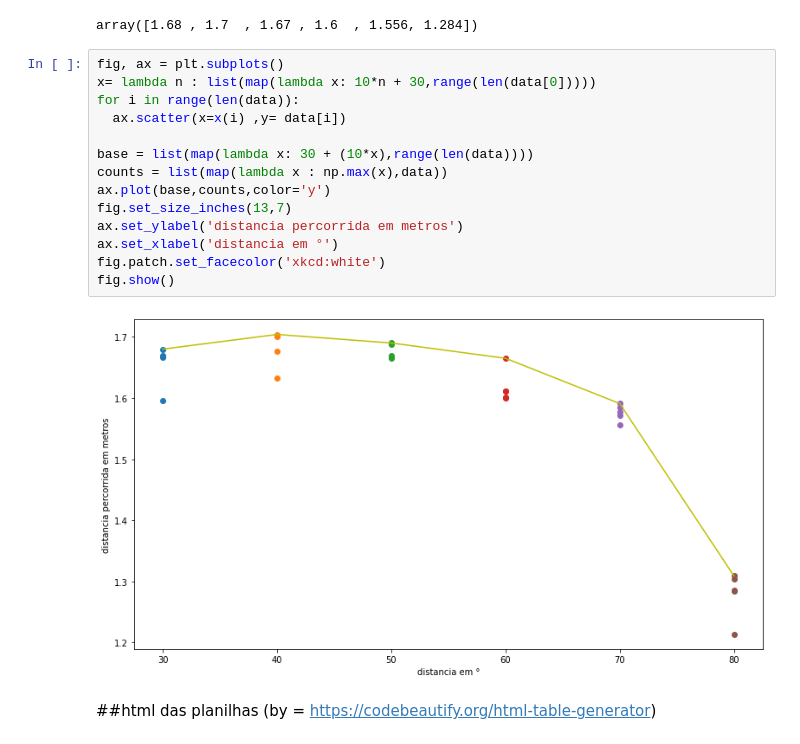
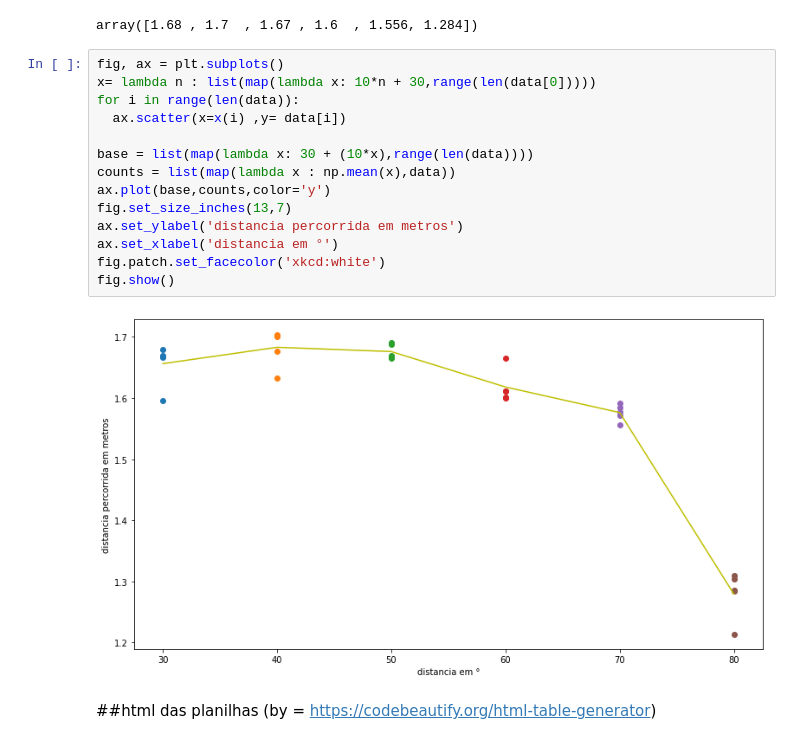
Before and after one commit to luisArthurRodriguesDaSilva/trabalhos-UERJ-analise-de-dados, a Jupyter notebook: canhão.ipynb, the cells around one changed output. Saved outputs shown, nothing was run; the diff lists cells and outputs as text.

```diff
--- a/canhão.ipynb
+++ b/canhão.ipynb
@@ -116,19 +116,19 @@ array([1.68 , 1.7  , 1.67 , 1.6  , 1.556, 1.284])
 # %%
 fig, ax = plt.subplots()
 x= lambda n : list(map(lambda x: 10*n + 30,range(len(data[0]))))
 for i in range(len(data)):
   ax.scatter(x=x(i) ,y= data[i])
 
 base = list(map(lambda x: 30 + (10*x),range(len(data))))
-counts = list(map(lambda x : np.max(x),data))
+counts = list(map(lambda x : np.mean(x),data))
 ax.plot(base,counts,color='y')
 fig.set_size_inches(13,7)
 ax.set_ylabel('distancia percorrida em metros')
 ax.set_xlabel('distancia em °')
 fig.patch.set_facecolor('xkcd:white')
 fig.show()
 # %% [output]
-[figure, old version]
+[figure, new version]
 # %% [markdown]
 ##html das planilhas (by = https://codebeautify.org/html-table-generator)
 # %%
```
Also changed, not shown: parts of 1 cell of this notebook.
